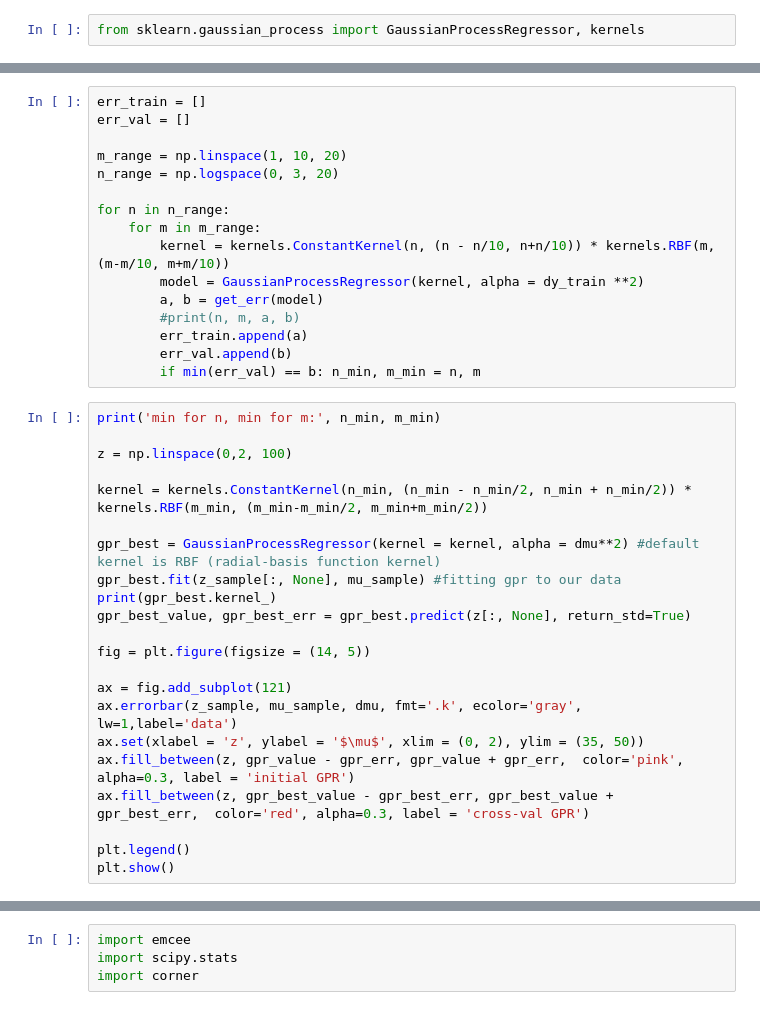
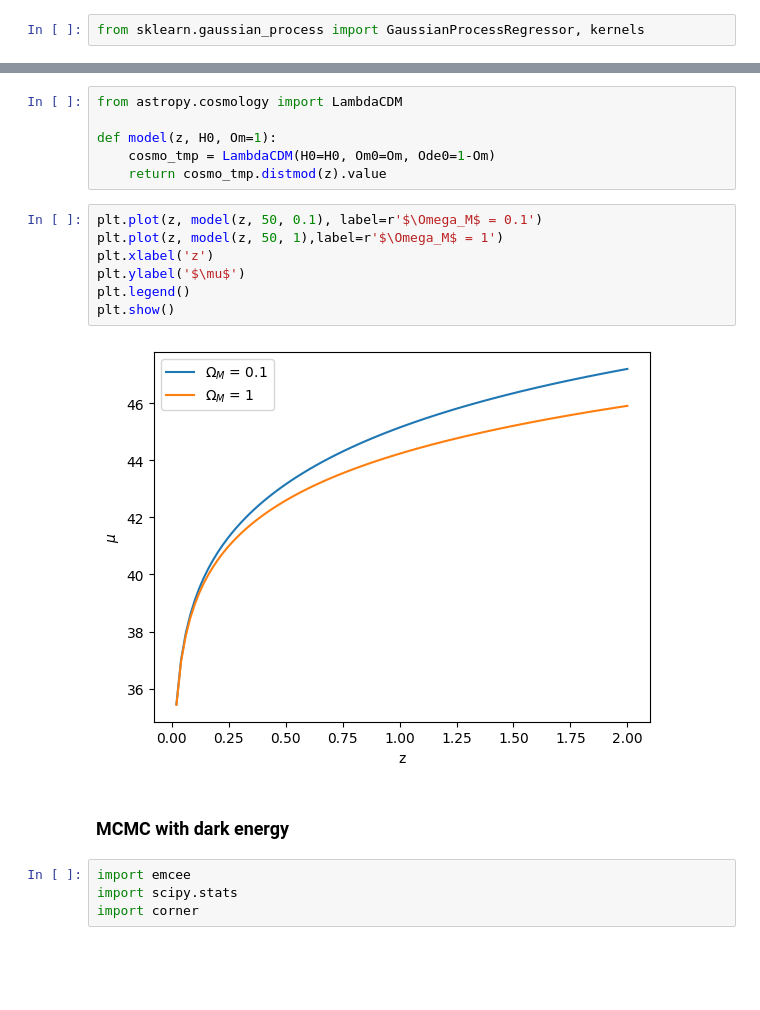
Before and after one commit to lisam10/astrostatistics_bicocca_2024, a Jupyter notebook: working/W18_GPR.ipynb, the cells around one changed output, grey strips where cells are left out. Cells and saved outputs as stored; diff of their text form; blank space fills up the shorter version.

```diff
--- a/working/W18_GPR.ipynb
+++ b/working/W18_GPR.ipynb
@@ -121,38 +55,0 @@ Instead, keeping the bandwidth fixed and changing the normalization indicates th
-# %%
-err_train = []
-err_val = []
-
-m_range = np.linspace(1, 10, 20)
-n_range = np.logspace(0, 3, 20)
-
-for n in n_range:
-    for m in m_range:
-        kernel = kernels.ConstantKernel(n, (n - n/10, n+n/10)) * kernels.RBF(m, (m-m/10, m+m/10))
-        model = GaussianProcessRegressor(kernel, alpha = dy_train **2)
-        a, b = get_err(model)
-        #print(n, m, a, b)
-        err_train.append(a)
-        err_val.append(b)
-        if min(err_val) == b: n_min, m_min = n, m
-# %%
-print('min for n, min for m:', n_min, m_min)
-
-z = np.linspace(0,2, 100)
-
-kernel = kernels.ConstantKernel(n_min, (n_min - n_min/2, n_min + n_min/2)) * kernels.RBF(m_min, (m_min-m_min/2, m_min+m_min/2))
-
-gpr_best = GaussianProcessRegressor(kernel = kernel, alpha = dmu**2) #default kernel is RBF (radial-basis function kernel)
-gpr_best.fit(z_sample[:, None], mu_sample) #fitting gpr to our data
-print(gpr_best.kernel_)
-gpr_best_value, gpr_best_err = gpr_best.predict(z[:, None], return_std=True)
-
-fig = plt.figure(figsize = (14, 5))
-
-ax = fig.add_subplot(121)
-ax.errorbar(z_sample, mu_sample, dmu, fmt='.k', ecolor='gray', lw=1,label='data')
-ax.set(xlabel = 'z', ylabel = '$\mu$', xlim = (0, 2), ylim = (35, 50))
-ax.fill_between(z, gpr_value - gpr_err, gpr_value + gpr_err,  color='pink', alpha=0.3, label = 'initial GPR')
-ax.fill_between(z, gpr_best_value - gpr_best_err, gpr_best_value +  gpr_best_err,  color='red', alpha=0.3, label = 'cross-val GPR')
-
-plt.legend()
-plt.show()
@@ -175,3 +143,20 @@ meaning we have 2 parameters: $H_0$ and $\Omega_m$. Since we need to do a parame
+# %%
+from astropy.cosmology import LambdaCDM
+
+def model(z, H0, Om=1):
+    cosmo_tmp = LambdaCDM(H0=H0, Om0=Om, Ode0=1-Om)
+    return cosmo_tmp.distmod(z).value
+# %%
+plt.plot(z, model(z, 50, 0.1), label=r'$\Omega_M$ = 0.1')
+plt.plot(z, model(z, 50, 1),label=r'$\Omega_M$ = 1')
+plt.xlabel('z')
+plt.ylabel('$\mu$')
+plt.legend()
+plt.show()
+# %% [output]
+[figure, new version]
+# %% [markdown]
+### MCMC with dark energy
 # %%
 import emcee
 import scipy.stats
```
Also changed, not shown: parts of 37 cells of this notebook.
